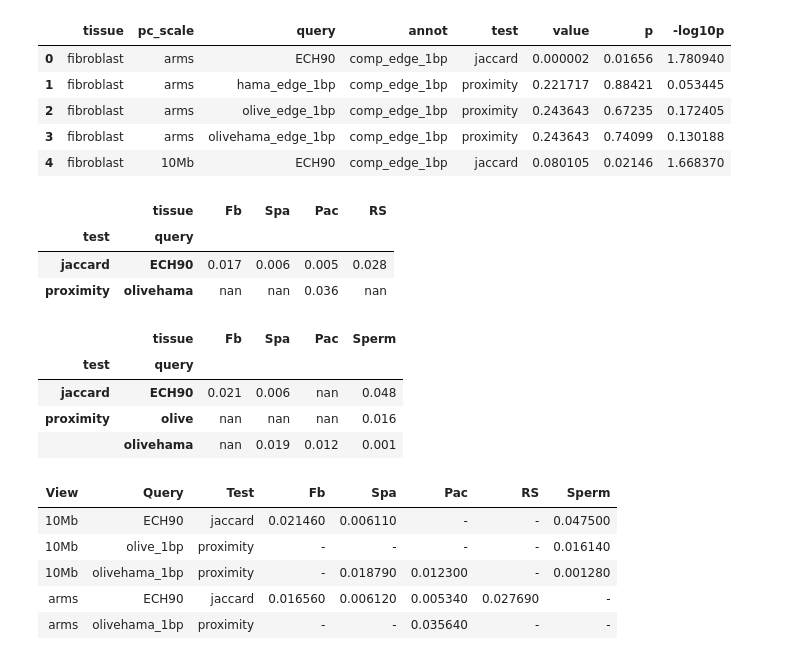
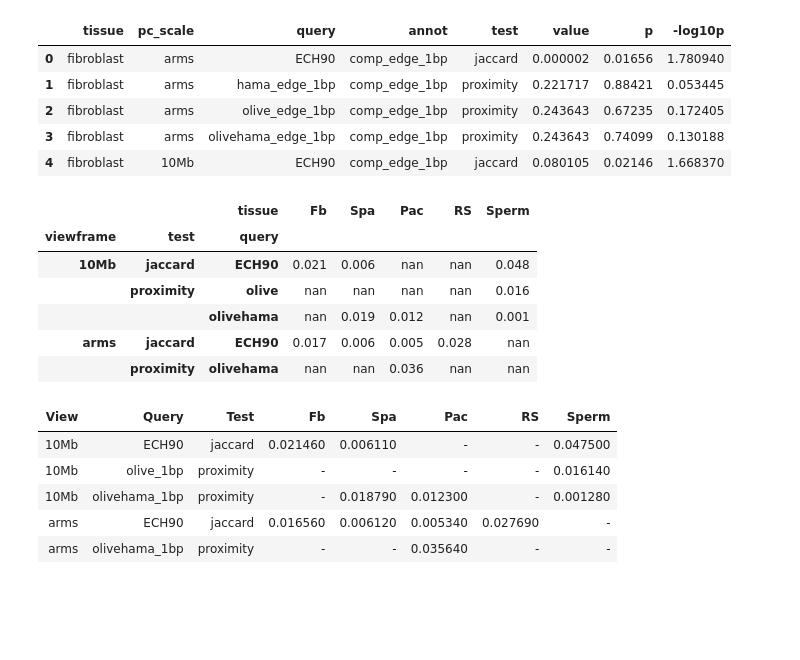
Before and after one commit to munch-group/hic-spermatogenesis, a Jupyter notebook: notebooks/07_various_plotting.ipynb, the cells around one changed output. Drawn from its saved outputs; the diff is of its cells as text; code cells hidden in the pictures; blank space fills up the shorter version.

```diff
--- a/notebooks/07_various_plotting.ipynb
+++ b/notebooks/07_various_plotting.ipynb
@@ -948,57 +971,56 @@ all_tests.head() #.query('query == "hama_edge_1bp"')
 | 3 | fibroblast | arms | olivehama_edge_1bp | comp_edge_1bp | proximity | 0.243643 | 0.74099 | 0.130188 |
 | 4 | fibroblast | 10Mb | ECH90 | comp_edge_1bp | jaccard | 0.080105 | 0.02146 | 1.668370 |
 # %%
-
+#| label: tbl-all-tests
 tissue_order = ['fibroblast', 'spermatogonia', 'pachytene_spermatocyte', 'round_spermatid', 'sperm']
 tissue_sname = ['Fb', 'Spa', 'Pac', 'RS', 'Sperm']
 
 
 t0 = (svedig_tabel(all_tests
-                   .map(lambda x: x.replace('_edge_1bp', '') if isinstance(x, str) else x),
-             index=['pc_scale', 'test','query'],
+                   .map(lambda x: x.replace('_edge_1bp', '') if isinstance(x, str) else x)
+                   .rename(columns={'pc_scale': 'viewframe'}),
+             index=['viewframe', 'test','query'],
              columns=["tissue"],
              col_order = tissue_order,
              col_snames = tissue_sname,
              values='p',
              cmap='Reds_r')
 )
 
 t1 = (svedig_tabel(
     all_tests
     .map(lambda x: x.replace('_edge_1bp', '') if isinstance(x, str) else x)
     .query('pc_scale == "arms"'),
     index=['test','query'],
     columns=["tissue"],
     col_order = tissue_order,
     col_snames = tissue_sname,
     values='p',
     cmap='Reds_r')
 #.relabel_index(labels=[lbl for lbl in tissue_sname if lbl in t1.columns], axis=1)
 )
 
 t2 = (svedig_tabel(all_tests
                    .map(lambda x: x.replace('_edge_1bp', '') if isinstance(x, str) else x)
                    .query('pc_scale == "10Mb"'),
              index=['test','query'],
              columns=["tissue"],
              col_order = tissue_order,
              col_snames = tissue_sname,
              values='p',
              cmap='Reds_r')
 )
 
 
-display(t1,t2)
+display(t0)
 # %% [output]
-|  | tissue | Fb | Spa | Pac | RS |
-| test | query |  |  |  |  |
-| jaccard | ECH90 | 0.017 | 0.006 | 0.005 | 0.028 |
-| proximity | olivehama | nan | nan | 0.036 | nan |
+|  |  | tissue | Fb | Spa | Pac | RS | Sperm |
+| viewframe | test | query |  |  |  |  |  |
+| 10Mb | jaccard | ECH90 | 0.021 | 0.006 | nan | nan | 0.048 |
+|  | proximity | olive | nan | nan | nan | nan | 0.016 |
+|  |  | olivehama | nan | 0.019 | 0.012 | nan | 0.001 |
+| arms | jaccard | ECH90 | 0.017 | 0.006 | 0.005 | 0.028 | nan |
+|  | proximity | olivehama | nan | nan | 0.036 | nan | nan |
-|  | tissue | Fb | Spa | Pac | Sperm |
-| test | query |  |  |  |  |
-| jaccard | ECH90 | 0.021 | 0.006 | nan | 0.048 |
-| proximity | olive | nan | nan | nan | 0.016 |
-|  | olivehama | nan | 0.019 | 0.012 | 0.001 |
 # %%
 #| label: tbl-svedig-tabel-significant
 #| tbl-cap: "Test results from proximity and Jaccard, comparing ECH (full regions) or baboon 1bp limits with compartment 1bp limits from all cell types. Significant p-values across tissue types. All insignificant p-values are filtered out. *Fb: Fibroblast, Spa: Spermatogonia, Pac: Pachytene Spermatocyte, RS: Round Spermatid, Sperm: Sperm*"
```
Also changed, not shown: parts of 13 cells of this notebook, 4 other files.
